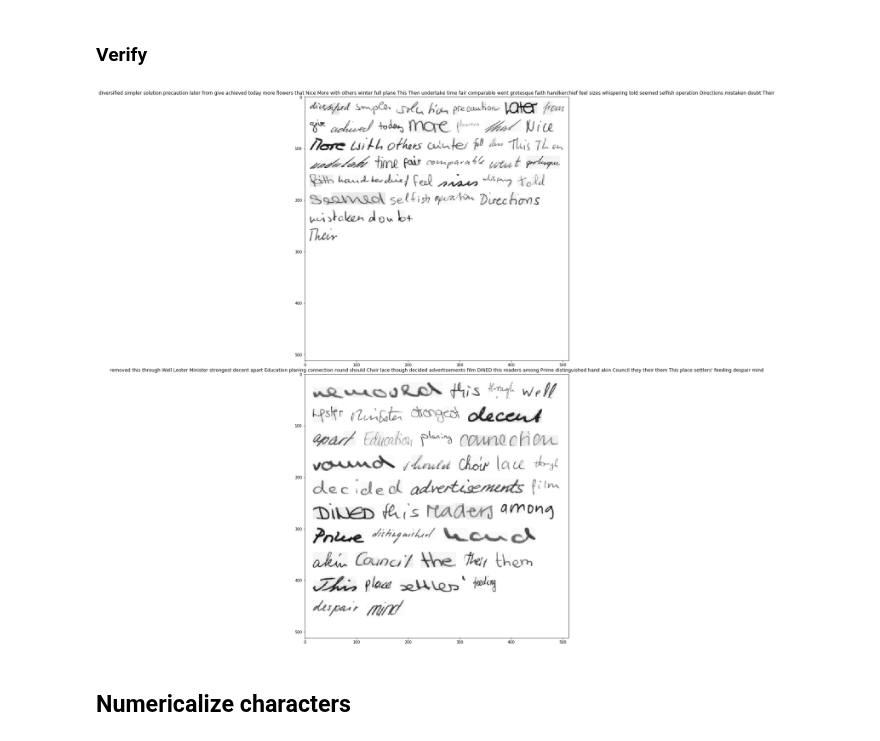
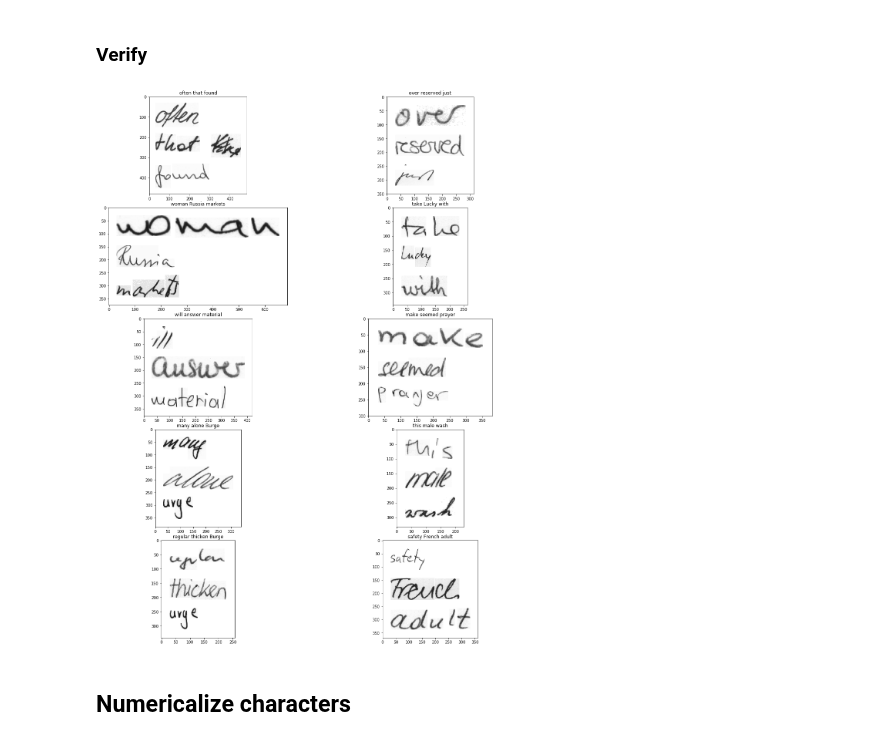
Before and after one commit to ahs8w/fastai, a Jupyter notebook: projects/OCR-synthesize-data.ipynb, the cells around one changed output. Drawn from its saved outputs; the diff is of its cells as text; code cells hidden in the pictures.

Commit message:
synthesize data notebook

```diff
--- a/projects/OCR-synthesize-data.ipynb
+++ b/projects/OCR-synthesize-data.ipynb
@@ -164,7 +168,7 @@ def create_img(files, fname, sz=None, pad=30):
 # %% [markdown]
 #### Create Data
 # %%
-synth_path = PATH/'large_synth_words'
+synth_path = PATH/'test_synth_words'
 !rm -rf {synth_path}
 
 os.makedirs(synth_path, exist_ok=True)
@@ -183,6 +187,6 @@ def create_synth_data(num, sz, offset=0):
         d[fname] = label
     return d
 
-d = create_synth_data(100, (2,3))
+d = create_synth_data(10, (1,3))
 len(d)
 # %% [output]
@@ -204,7 +208,7 @@ def create_img(sz, fname, pad=30, median_height=None):
     # TODO: randomize padding
     new_im = Image.new('RGB', (sz,sz), color=(255,255,255))
 
-    res   = df.sample(40)
+    res   = df.sample(50)
     files = list(map(lambda x: x+'.png', res.filename.values))
     lbls  = res.word.values.tolist()
     imgs  = [ PIL.Image.open(PATH/'words'/f) for f in files ]
@@ -251,7 +255,7 @@ def create_synth_data(qty, sz, fname_offset=0):
         d[fname] = create_img(sz, fname, pad=p, median_height=h)
     return d
 
-d = create_synth_data(100, 512)
+d = create_synth_data(10, 512)
 len(d)
 
 # ~25min to create 5000 1000x1000 images
@@ -270,16 +274,17 @@ synth.head()
 # %% [markdown]
 ### Verify
 # %%
-fig, axes = plt.subplots(2,1, figsize=(20, 20))
+fig, axes = plt.subplots(5,2, figsize=(20, 20))
 for i,ax in enumerate(axes.flat):
     row = synth.iloc[i]
     im = Image.open(synth_path/row.filename)
     ax.imshow(im)
-    ax.set_title(row.labels)
+    label = '\n'.join(textwrap.wrap(row.labels, 70))
+    ax.set_title(label)
 
 plt.tight_layout(pad=0.2)
 # %% [output]
-[figure, old version]
+[figure, new version]
 # %% [markdown]
 ## Numericalize characters
 # %%
```
Also changed, not shown: parts of 9 cells of this notebook.
